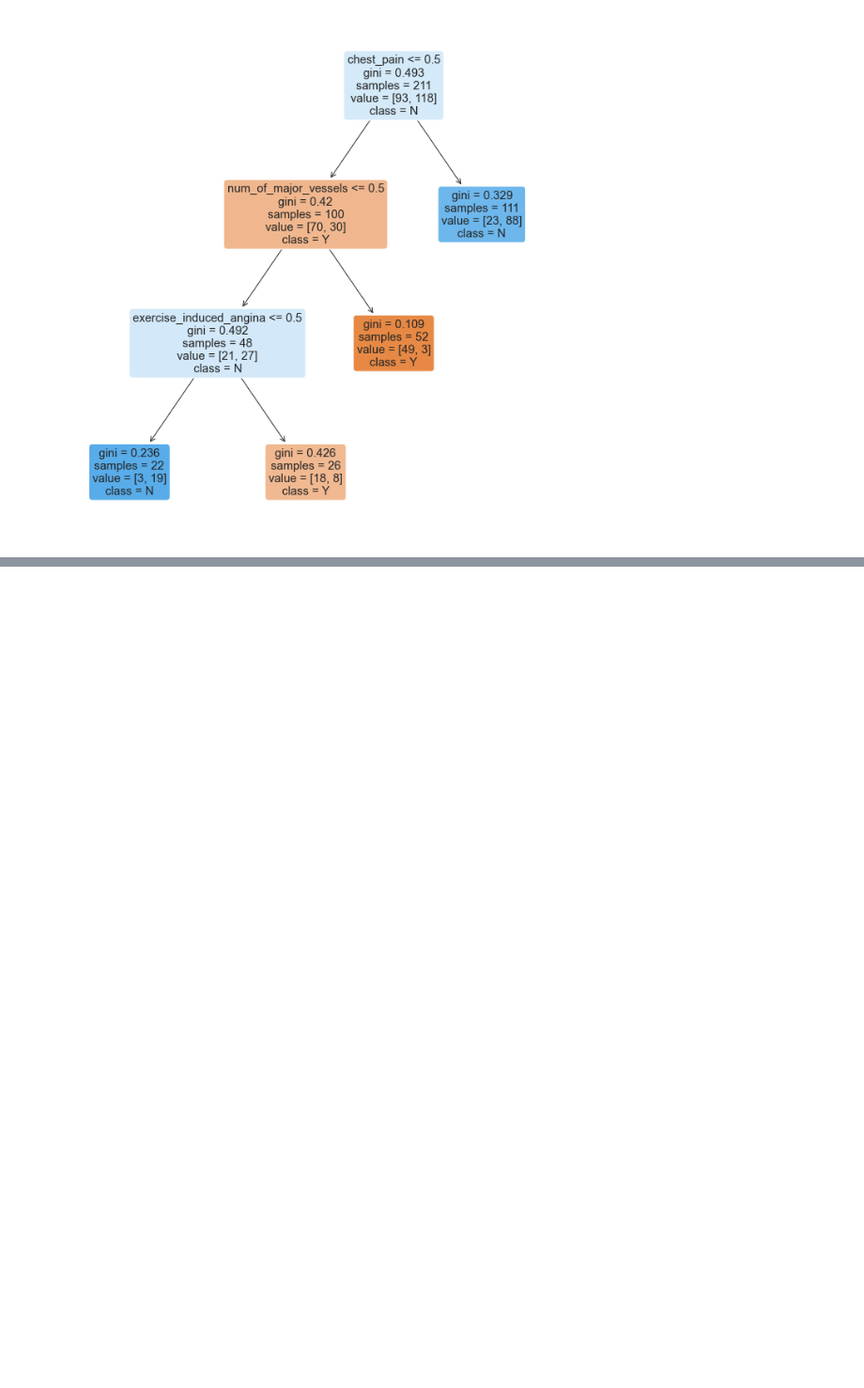
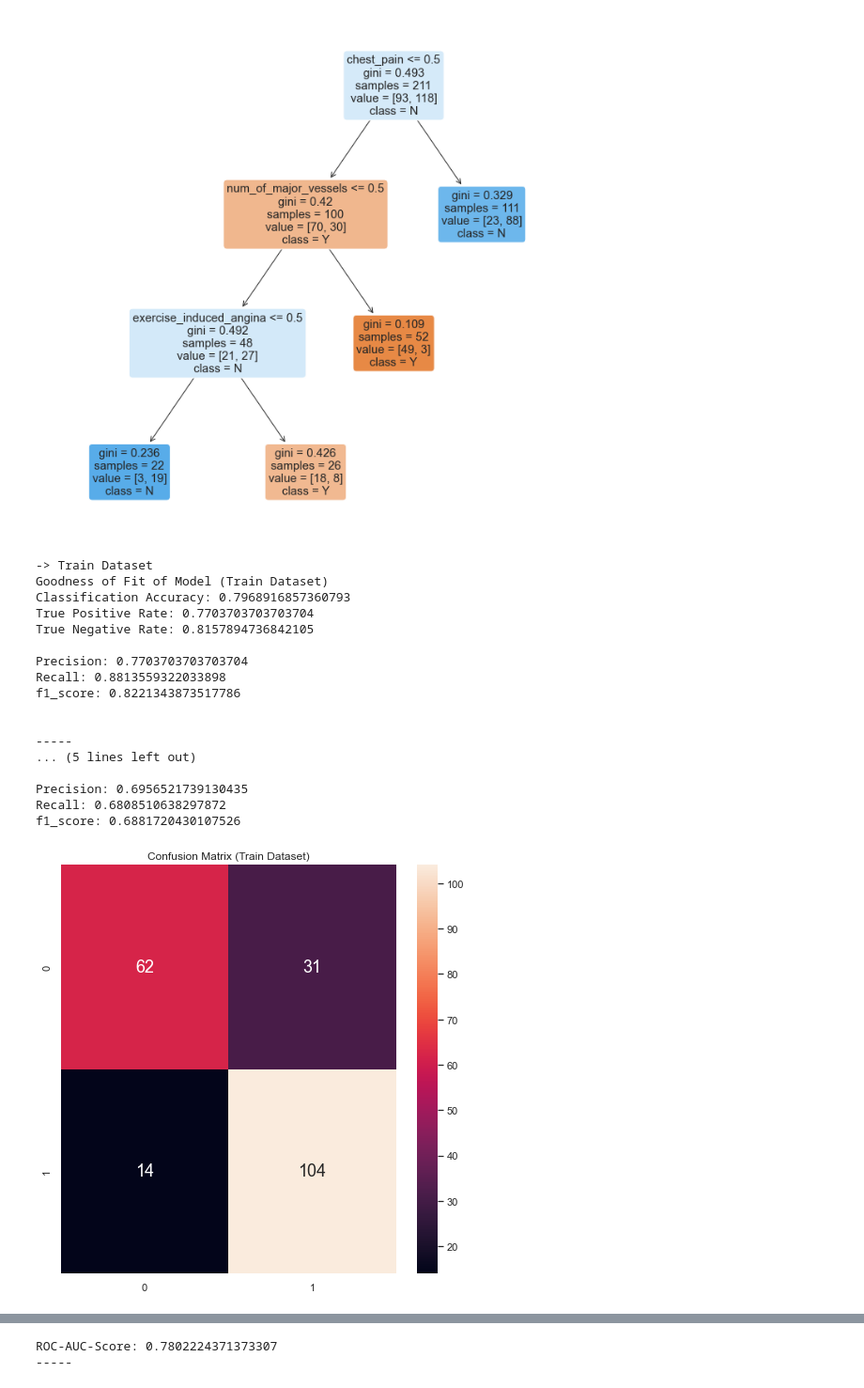
Before and after one commit to xJQx/bc2406-project, a Jupyter notebook: stage2-modelling.ipynb, the cells around one changed output, grey strips where cells are left out. Shown: that part at 94% size. Saved outputs shown, nothing was run; the diff lists cells and outputs as text; code cells hidden in the pictures; blank space fills up the shorter version.

```diff
--- a/stage2-modelling.ipynb
+++ b/stage2-modelling.ipynb
@@ -89,0 +148,4 @@ X_train.head()
+# %%
+# Out-of-bag (oob) score
+def get_oob_score(random_forest):
+    print("oob score:", round(random_forest.oob_score_ * 100, 2), "%")
@@ -165,5 +283,5 @@ The True Negative Rate is        0.6818181818181818
 # %%
-path = dectree.cost_complexity_pruning_path(X_train, y_train)
+path = dectree_m1.cost_complexity_pruning_path(X_train, y_train)
 ccp_alphas, impurities = path.ccp_alphas, path.impurities
 print(ccp_alphas)
 # %% [output]
@@ -222,5 +340,5 @@ plt.show()
 # %%
-decisiontree_ = DecisionTreeClassifier(random_state=0,ccp_alpha=0.03)
-decisiontree_.fit(X_train,y_train)
-y_train_pred = decisiontree_.predict(X_train)
-y_test_pred = decisiontree_.predict(X_test)
+dectree_m2 = DecisionTreeClassifier(random_state=0,ccp_alpha=0.03)
+dectree_m2.fit(X_train,y_train)
+y_train_pred = dectree_m2.predict(X_train)
+y_test_pred = dectree_m2.predict(X_test)
@@ -243,2 +347,23 @@ printTree(decisiontree_)
 # %% [output]
 [figure]
+# %%
+model_performance(dectree_m2, X_train, X_test, y_train, y_test)
+# %% [output]
+-> Train Dataset
+Goodness of Fit of Model (Train Dataset)
+Classification Accuracy: 0.7968916857360793
+True Positive Rate: 0.7703703703703704
+True Negative Rate: 0.8157894736842105
+
+Precision: 0.7703703703703704
+Recall: 0.8813559322033898
+f1_score: 0.8221343873517786
+
+
+-----
+... (5 lines left out)
+
+Precision: 0.6956521739130435
+Recall: 0.6808510638297872
+f1_score: 0.6881720430107526
+[figure, added]
@@ -244,0 +372,2 @@ printTree(decisiontree_)
+ROC-AUC-Score: 0.7802224371373307
+-----
```
Also changed, not shown: parts of 59 cells of this notebook, 2 other files.
